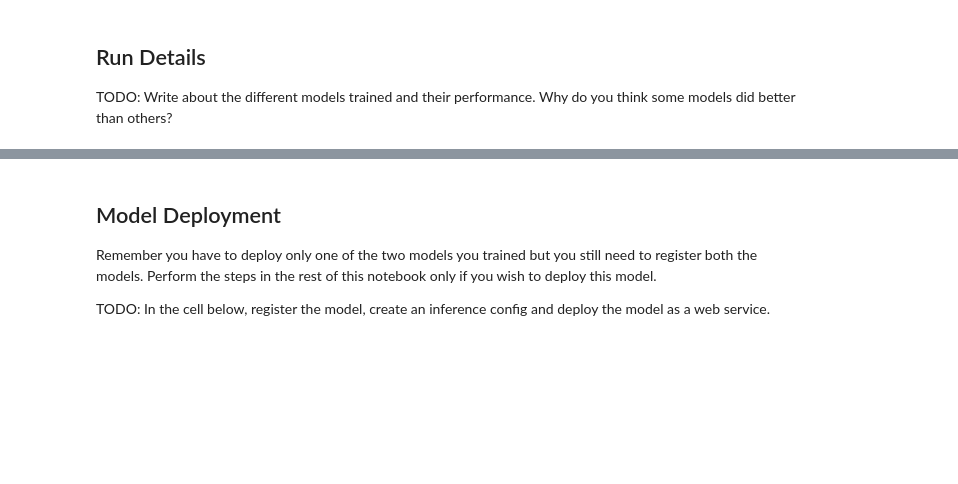
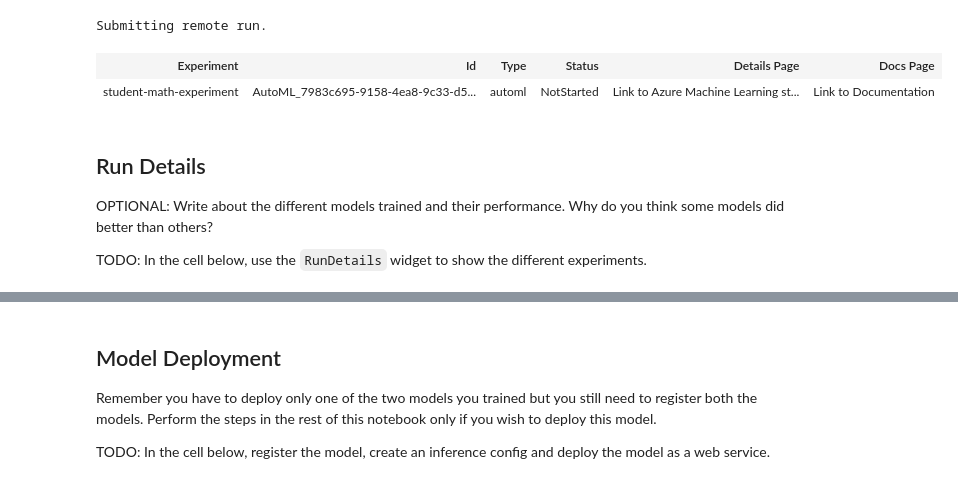
Before and after one commit to blake-cromar/student-performance-ml, a Jupyter notebook: automl.ipynb, the cells around one changed output, grey strips where cells are left out. Cells and saved outputs as stored; diff of their text form; code cells hidden in the pictures; blank space fills up the shorter version.

Commit message:
Restarted the whole notebook from scratch

```diff
--- a/automl.ipynb
+++ b/automl.ipynb
@@ -199,0 +15,7 @@ Finally, I enabled auto-featurization to allow Azure’s AutoML system to automa
+# %%
+ws = Workspace.from_config()
+
+# choose a name for experiment
+experiment_name = 'student-math-experiment'
+
+experiment=Experiment(ws, experiment_name)
@@ -200,19 +26,24 @@ Finally, I enabled auto-featurization to allow Azure’s AutoML system to automa
+# %%
+from azureml.core import Dataset
+
+# Load dataset from Azure ML workspace
+df = Dataset.get_by_name(workspace=ws, name="student-math")
 # %%
 from azureml.train.automl import AutoMLConfig
 
-# Define AutoML settings with updated parameters
+# TODO: Put your automl settings here
 automl_settings = {
-    "experiment_timeout_minutes": 3,
-    "max_concurrent_iterations": 2,
+    "experiment_timeout_minutes": 15,
     "primary_metric": "normalized_mean_absolute_error",
-    "n_cross_validations": 5
+    "n_cross_validations": 5,
 }
 
-# Configure AutoML for regression with multi-output support
-regression_config = AutoMLConfig(
+# TODO: Put your automl config here
+automl_config = AutoMLConfig(
     task="regression",
     training_data=df,
     label_column_name="G3",
+    compute_target="notebook-compute",
     enable_early_stopping=True,
     featurization="auto",
     **automl_settings
@@ -246,6 +51,15 @@ INFO:interpret_community.common.explanation_utils:Using default datastore for up
+# %%
+# TODO: Submit your experiment
+remote_run = experiment.submit(automl_config)
+# %% [output]
+Submitting remote run.
+| Experiment | Id | Type | Status | Details Page | Docs Page |
+| student-math-experiment | AutoML_7983c695-9158-4ea8-9c33-d5... | automl | NotStarted | Link to Azure Machine Learning st... | Link to Documentation |
 # %% [markdown]
 ## Run Details
 
-TODO: Write about the different models trained and their performance. Why do you think some models did better than others?
+OPTIONAL: Write about the different models trained and their performance. Why do you think some models did better than others?
+
+TODO: In the cell below, use the `RunDetails` widget to show the different experiments.
 # %%
 from azureml.widgets import RunDetails
```
Also changed, not shown: parts of 31 cells of this notebook.
